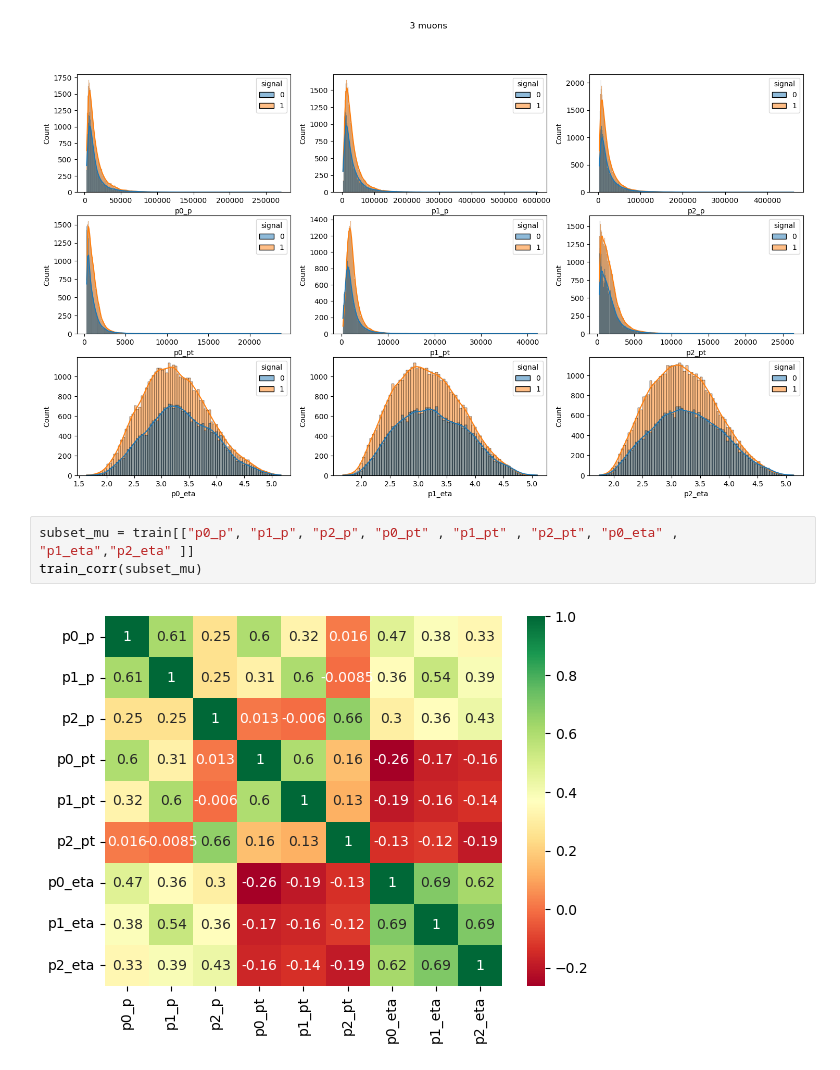
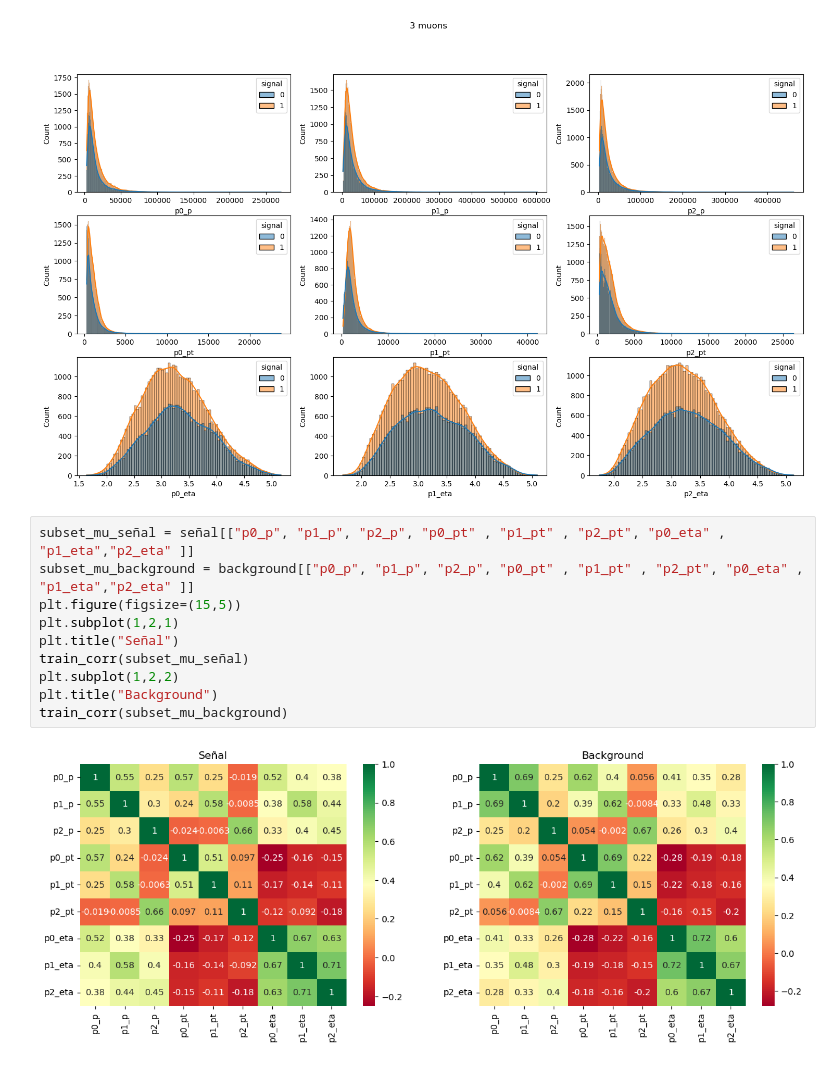
Before and after one commit to isadoji/flavours, a Jupyter notebook: 1. Leer datos.ipynb, the cells around one changed output. Cells and saved outputs as stored; diff of their text form.

```diff
--- a/1. Leer datos.ipynb
+++ b/1. Leer datos.ipynb
@@ -171,8 +178,15 @@ sns.histplot(data=train, x="p2_eta",kde=True, hue = "signal", ax=axs[2, 2])
 # %% [output]
 <AxesSubplot: xlabel='p2_eta', ylabel='Count'>
 [figure]
-# %%
-subset_mu = train[["p0_p", "p1_p", "p2_p", "p0_pt" , "p1_pt" , "p2_pt", "p0_eta" , "p1_eta","p2_eta" ]]
-train_corr(subset_mu)
-# %% [output]
-[figure, removed]
+# %%
+subset_mu_señal = señal[["p0_p", "p1_p", "p2_p", "p0_pt" , "p1_pt" , "p2_pt", "p0_eta" , "p1_eta","p2_eta" ]]
+subset_mu_background = background[["p0_p", "p1_p", "p2_p", "p0_pt" , "p1_pt" , "p2_pt", "p0_eta" , "p1_eta","p2_eta" ]]
+plt.figure(figsize=(15,5))
+plt.subplot(1,2,1)
+plt.title("Señal")
+train_corr(subset_mu_señal)
+plt.subplot(1,2,2)
+plt.title("Background")
+train_corr(subset_mu_background)
+# %% [output]
+[figure, added]
```
Also changed, not shown: parts of 2 cells of this notebook.
